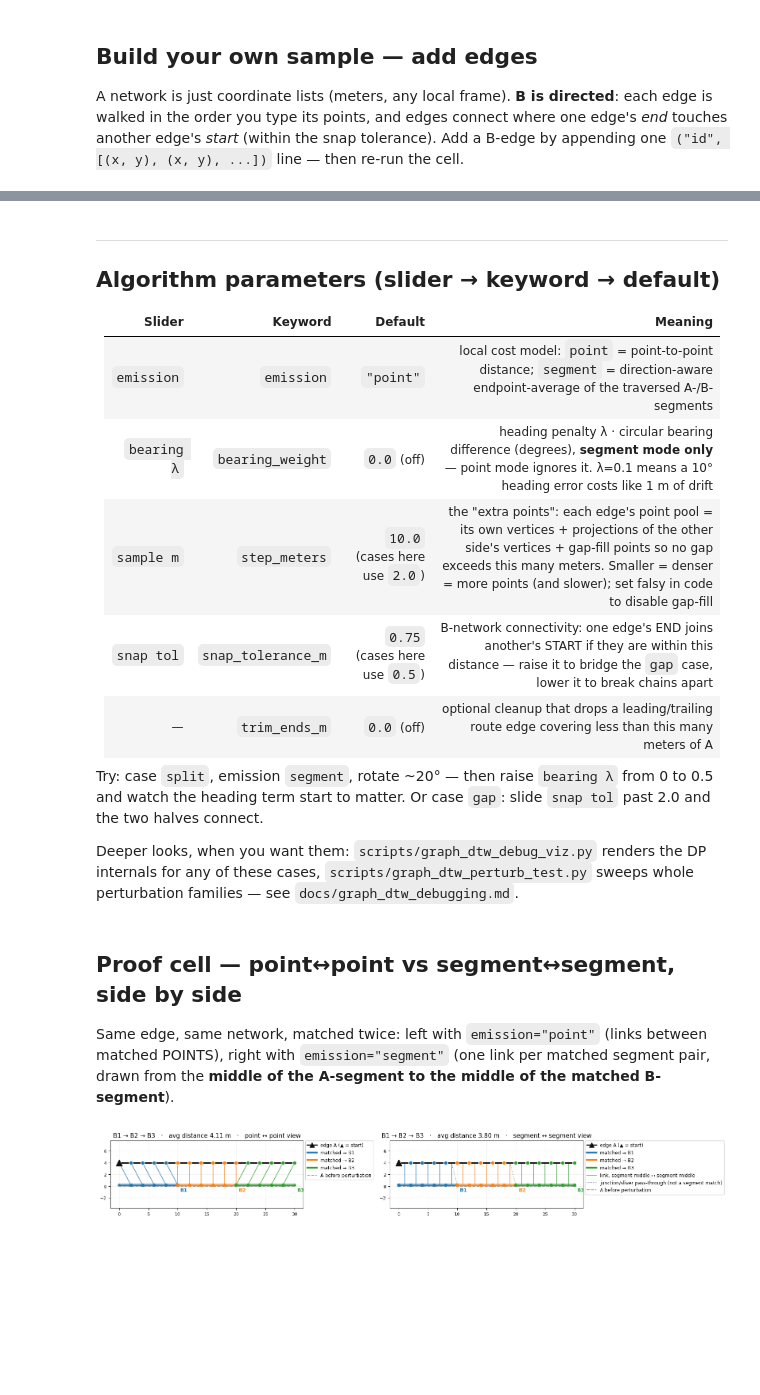
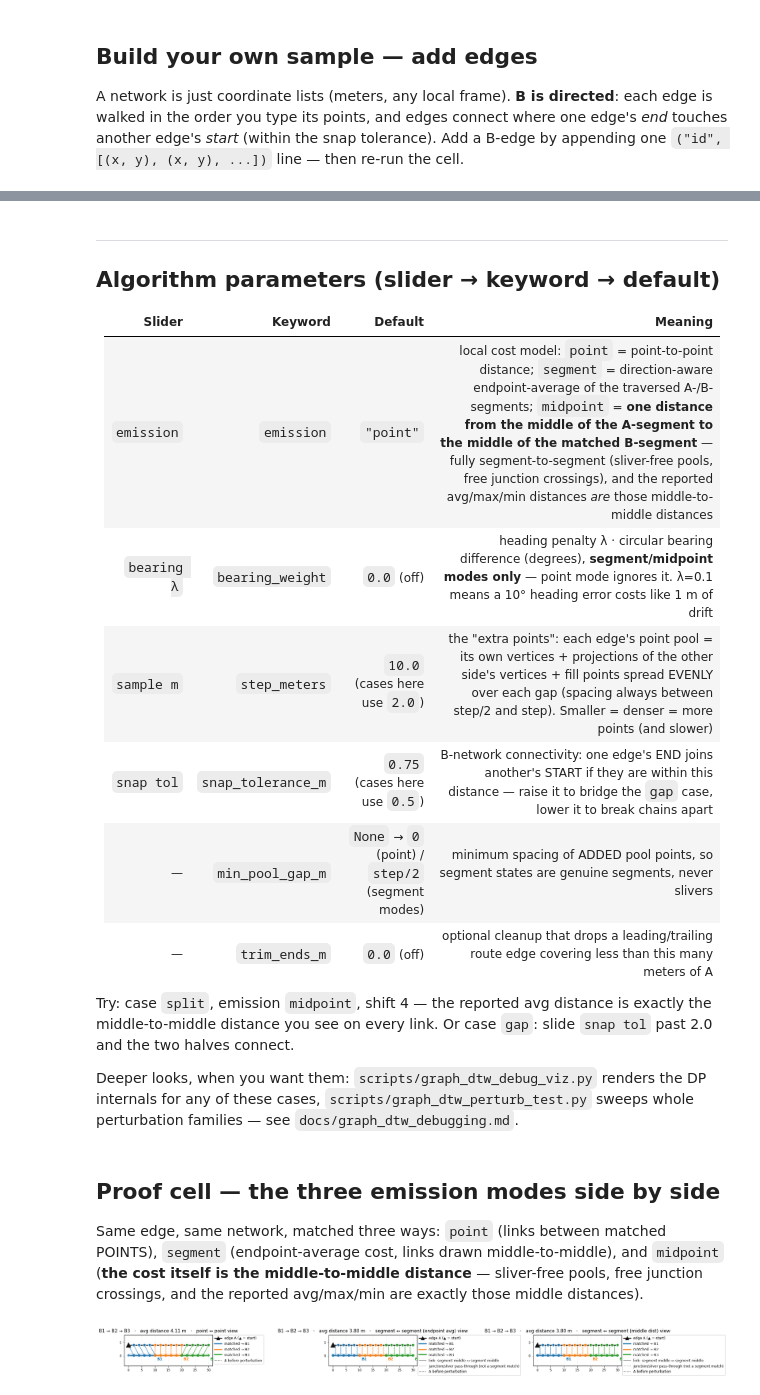
Before and after one commit to Khoshkhah/network-matching, a Jupyter notebook: notebooks/graph_dtw_playground.ipynb, the cells around one changed output, grey strips where cells are left out. Drawn from its saved outputs; the diff is of its cells as text; code cells hidden in the pictures; blank space fills up the shorter version.

```diff
--- a/notebooks/graph_dtw_playground.ipynb
+++ b/notebooks/graph_dtw_playground.ipynb
@@ -129,35 +129,37 @@ VBox(children=(HBox(children=(Dropdown(description='emission', layout=Layout(wid
 
 | Slider | Keyword | Default | Meaning |
 |---|---|---|---|
-| `emission` | `emission` | `"point"` | local cost model: `point` = point-to-point distance; `segment` = direction-aware endpoint-average of the traversed A-/B-segments |
-| `bearing λ` | `bearing_weight` | `0.0` (off) | heading penalty λ · circular bearing difference (degrees), **segment mode only** — point mode ignores it. λ=0.1 means a 10° heading error costs like 1 m of drift |
-| `sample m` | `step_meters` | `10.0` (cases here use `2.0`) | the "extra points": each edge's point pool = its own vertices + projections of the other side's vertices + gap-fill points so no gap exceeds this many meters. Smaller = denser = more points (and slower); set falsy in code to disable gap-fill |
+| `emission` | `emission` | `"point"` | local cost model: `point` = point-to-point distance; `segment` = direction-aware endpoint-average of the traversed A-/B-segments; `midpoint` = **one distance from the middle of the A-segment to the middle of the matched B-segment** — fully segment-to-segment (sliver-free pools, free junction crossings), and the reported avg/max/min distances *are* those middle-to-middle distances |
+| `bearing λ` | `bearing_weight` | `0.0` (off) | heading penalty λ · circular bearing difference (degrees), **segment/midpoint modes only** — point mode ignores it. λ=0.1 means a 10° heading error costs like 1 m of drift |
+| `sample m` | `step_meters` | `10.0` (cases here use `2.0`) | the "extra points": each edge's point pool = its own vertices + projections of the other side's vertices + fill points spread EVENLY over each gap (spacing always between step/2 and step). Smaller = denser = more points (and slower) |
 | `snap tol` | `snap_tolerance_m` | `0.75` (cases here use `0.5`) | B-network connectivity: one edge's END joins another's START if they are within this distance — raise it to bridge the `gap` case, lower it to break chains apart |
+| — | `min_pool_gap_m` | `None` → `0` (point) / `step/2` (segment modes) | minimum spacing of ADDED pool points, so segment states are genuine segments, never slivers |
 | — | `trim_ends_m` | `0.0` (off) | optional cleanup that drops a leading/trailing route edge covering less than this many meters of A |
 
-Try: case `split`, emission `segment`, rotate ~20° — then raise `bearing λ` from 0 to 0.5 and
-watch the heading term start to matter. Or case `gap`: slide `snap tol` past 2.0 and the two
-halves connect.
+Try: case `split`, emission `midpoint`, shift 4 — the reported avg distance is exactly the
+middle-to-middle distance you see on every link. Or case `gap`: slide `snap tol` past 2.0 and
+the two halves connect.
 
 Deeper looks, when you want them: `scripts/graph_dtw_debug_viz.py` renders the DP internals for
 any of these cases, `scripts/graph_dtw_perturb_test.py` sweeps whole perturbation families —
 see `docs/graph_dtw_debugging.md`.
 # %% [markdown]
-## Proof cell — point↔point vs segment↔segment, side by side
+## Proof cell — the three emission modes side by side
 
-Same edge, same network, matched twice: left with `emission="point"` (links between matched
-POINTS), right with `emission="segment"` (one link per matched segment pair, drawn from the
-**middle of the A-segment to the middle of the matched B-segment**).
+Same edge, same network, matched three ways: `point` (links between matched POINTS),
+`segment` (endpoint-average cost, links drawn middle-to-middle), and `midpoint`
+(**the cost itself is the middle-to-middle distance** — sliver-free pools, free junction
+crossings, and the reported avg/max/min are exactly those middle distances).
 # %%
 sc = get_scenario("split")
 A = perturb_edge(sc["coords_a"], shift=4)          # shifted 4 m so the links are visible
 
-fig, axes = plt.subplots(1, 2, figsize=(16, 5.5))
-for ax, emission in zip(axes, ["point", "segment"]):
+fig, axes = plt.subplots(1, 3, figsize=(21, 5.0))
+for ax, emission in zip(axes, ["point", "segment", "midpoint"]):
     res = match_edge_to_bgraph(A.tolist(), sc["b_edges"], emission=emission, debug=True,
                                **sc["defaults"])
     draw_match(A, sc["b_edges"], res, original_a=sc["coords_a"], ax=ax)
 plt.tight_layout()
 plt.show()
 # %% [output]
-[figure, old version]
+[figure, new version]
```
Also changed, not shown: parts of 2 cells of this notebook, 7 other files.
